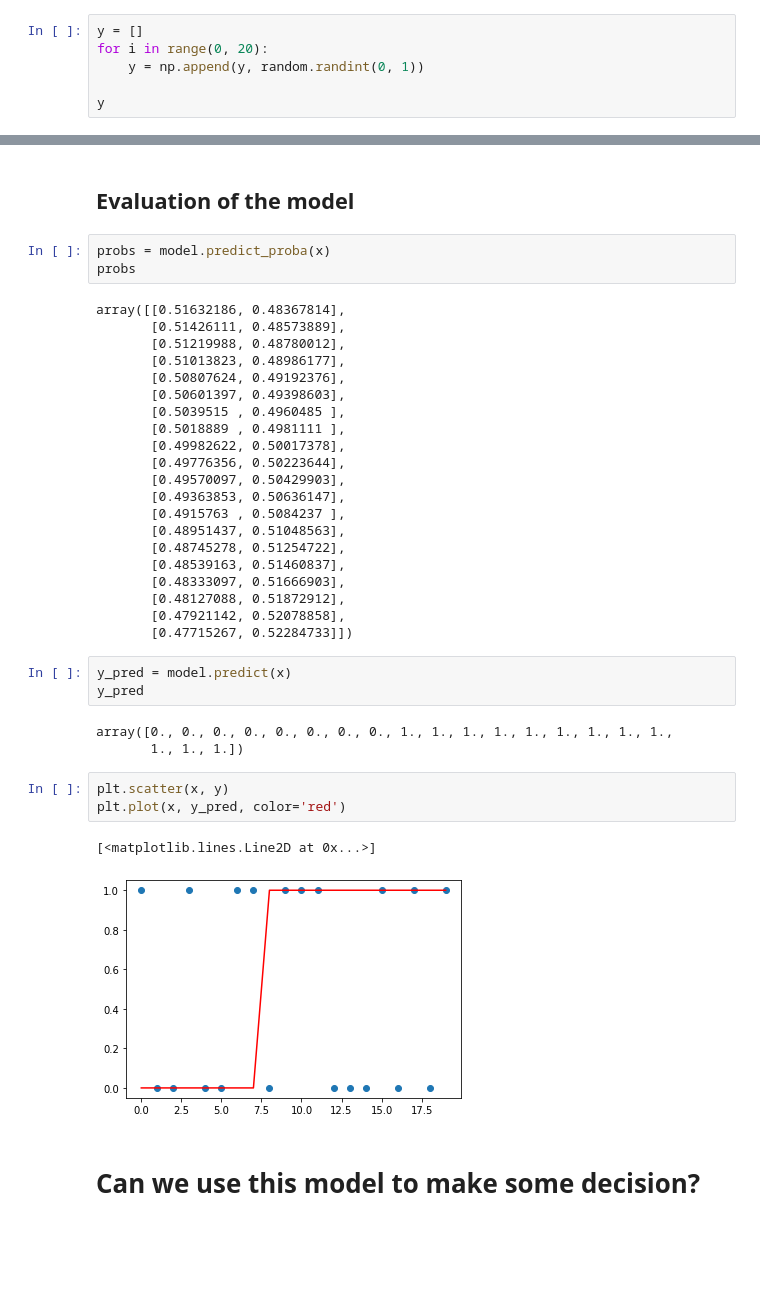
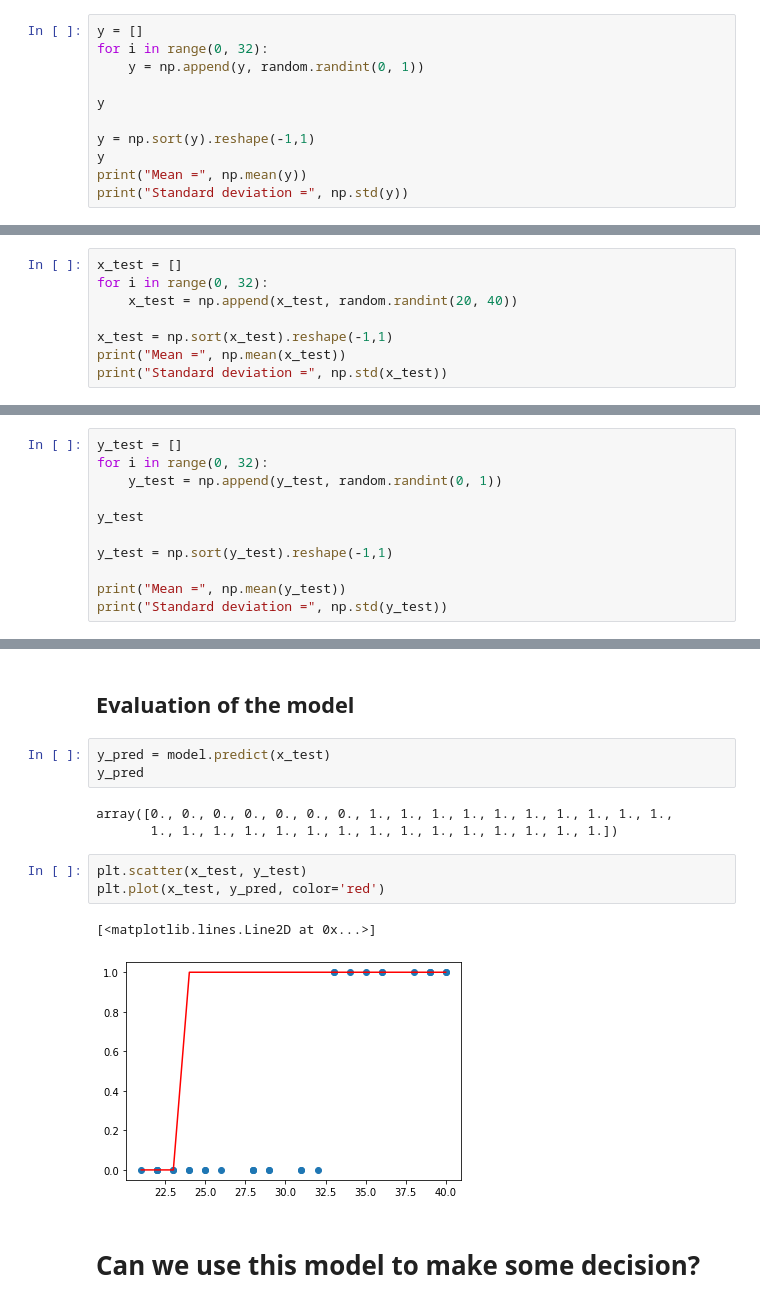
Before and after one commit to patRyserWelch8/Notebooks_Python, a Jupyter notebook: Application of ML Algorithms/Decision trees and random Forrest/Models_errors_entropy.ipynb, the cells around one changed output, grey strips where cells are left out. Cells and saved outputs as stored; diff of their text form; blank space fills up the shorter version.

```diff
--- a/Application of ML Algorithms/Decision trees and random Forrest/Models_errors_entropy.ipynb
+++ b/Application of ML Algorithms/Decision trees and random Forrest/Models_errors_entropy.ipynb
@@ -51,7 +64,12 @@ Ground truth - y:
 # %%
 y = []
-for i in range(0, 20):
+for i in range(0, 32):
     y = np.append(y, random.randint(0, 1))
 
 y
+
+y = np.sort(y).reshape(-1,1)
+y
+print("Mean =", np.mean(y))
+print("Standard deviation =", np.std(y))
 # %% [output]
@@ -59,0 +98,8 @@ array([1., 0., 0., 1., 0., 0., 1., 1., 0., 1., 1., 1., 0., 0., 0., 1., 0.,
+# %%
+x_test = []
+for i in range(0, 32):
+    x_test = np.append(x_test, random.randint(20, 40))
+
+x_test = np.sort(x_test).reshape(-1,1)
+print("Mean =", np.mean(x_test))
+print("Standard deviation =", np.std(x_test))
@@ -59,0 +122,11 @@ array([1., 0., 0., 1., 0., 0., 1., 1., 0., 1., 1., 1., 0., 0., 0., 1., 0.,
+# %%
+y_test = []
+for i in range(0, 32):
+    y_test = np.append(y_test, random.randint(0, 1))
+
+y_test
+
+y_test = np.sort(y_test).reshape(-1,1)
+
+print("Mean =", np.mean(y_test))
+print("Standard deviation =", np.std(y_test))
@@ -85,41 +190,17 @@ array([[0.00825072]])
 # %% [markdown]
 ## Evaluation of the model
-# %%
-probs = model.predict_proba(x)
-probs
-# %% [output]
-array([[0.51632186, 0.48367814],
-       [0.51426111, 0.48573889],
-       [0.51219988, 0.48780012],
-       [0.51013823, 0.48986177],
-       [0.50807624, 0.49192376],
-       [0.50601397, 0.49398603],
-       [0.5039515 , 0.4960485 ],
-       [0.5018889 , 0.4981111 ],
-       [0.49982622, 0.50017378],
-       [0.49776356, 0.50223644],
-       [0.49570097, 0.50429903],
-       [0.49363853, 0.50636147],
-       [0.4915763 , 0.5084237 ],
-       [0.48951437, 0.51048563],
-       [0.48745278, 0.51254722],
-       [0.48539163, 0.51460837],
-       [0.48333097, 0.51666903],
-       [0.48127088, 0.51872912],
-       [0.47921142, 0.52078858],
-       [0.47715267, 0.52284733]])
 # %%
-y_pred = model.predict(x)
+y_pred = model.predict(x_test)
 y_pred
 # %% [output]
-array([0., 0., 0., 0., 0., 0., 0., 0., 1., 1., 1., 1., 1., 1., 1., 1., 1.,
-       1., 1., 1.])
+array([0., 0., 0., 0., 0., 0., 0., 1., 1., 1., 1., 1., 1., 1., 1., 1., 1.,
+       1., 1., 1., 1., 1., 1., 1., 1., 1., 1., 1., 1., 1., 1., 1.])
 # %%
-plt.scatter(x, y)
-plt.plot(x, y_pred, color='red')
+plt.scatter(x_test, y_test)
+plt.plot(x_test, y_pred, color='red')
 # %% [output]
 [<matplotlib.lines.Line2D at 0x...>]
-[figure, old version]
+[figure, new version]
 # %% [markdown]
 # Can we use this model to make some decision?
 # %% [markdown]
```
Also changed, not shown: parts of 87 cells of this notebook, 1 other file.
